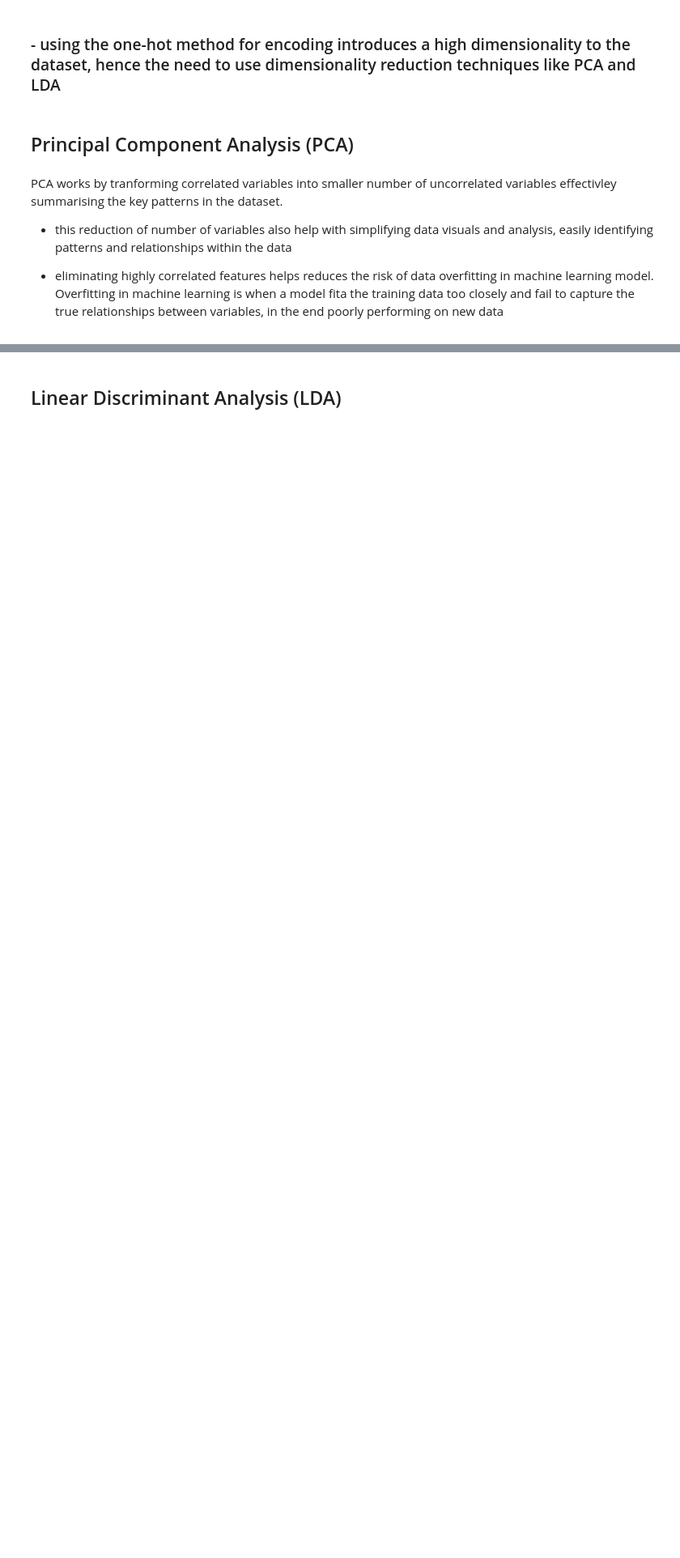
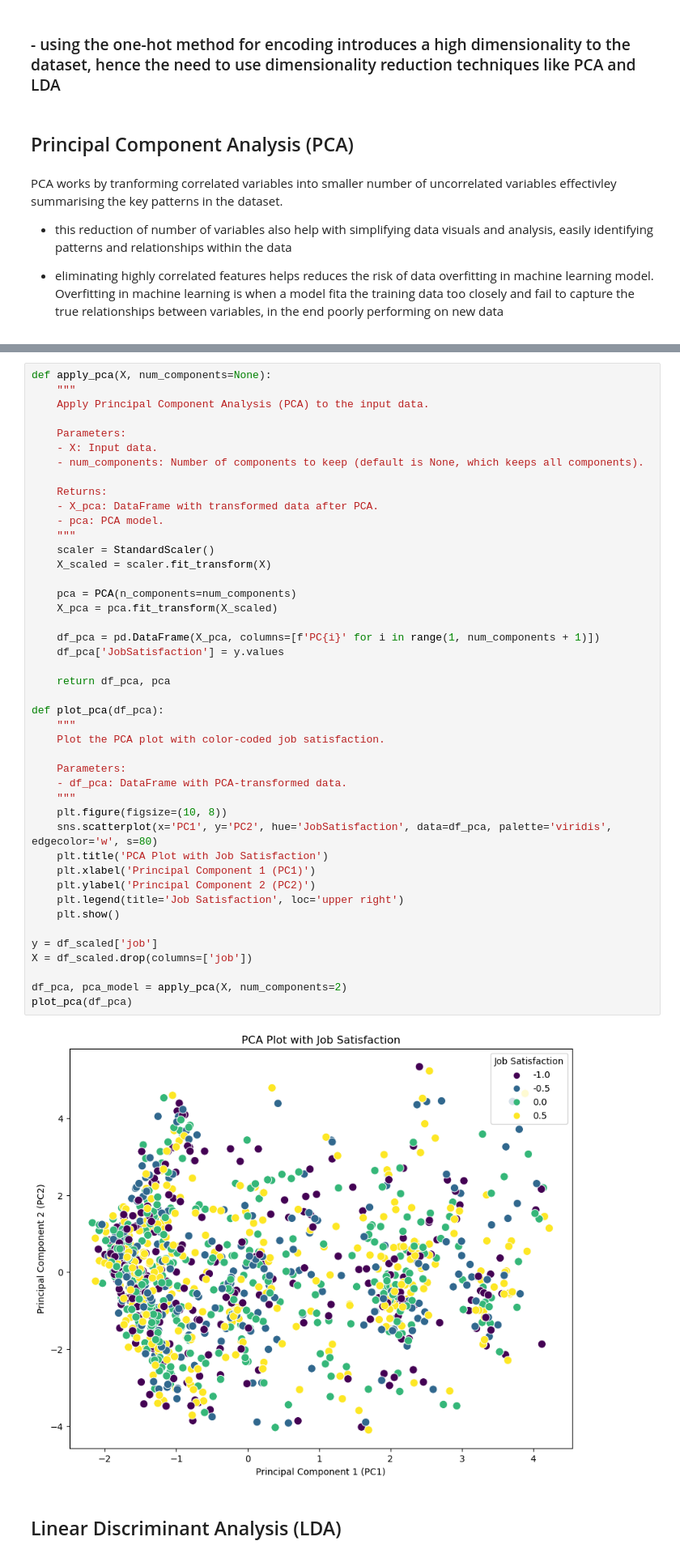
Before and after one commit to pardmanjera/PardonManjera_sba23346_Lvl8_CA2_Integrated, a Jupyter notebook: job_satisfaction_prediction.ipynb, the cells around one changed output, grey strips where cells are left out. Shown at 81% size. Saved outputs shown, nothing was run; the diff lists cells and outputs as text; blank space fills up the shorter version.

```diff
--- a/job_satisfaction_prediction.ipynb
+++ b/job_satisfaction_prediction.ipynb
@@ -889,2 +954,48 @@ plt.show()
+# %%
+def apply_pca(X, num_components=None):
+    """
+    Apply Principal Component Analysis (PCA) to the input data.
+
+    Parameters:
+    - X: Input data.
+    - num_components: Number of components to keep (default is None, which keeps all components).
+
+    Returns:
+    - X_pca: DataFrame with transformed data after PCA.
+    - pca: PCA model.
+    """
+    scaler = StandardScaler()
+    X_scaled = scaler.fit_transform(X)
+
+    pca = PCA(n_components=num_components)
+    X_pca = pca.fit_transform(X_scaled)
+
+    df_pca = pd.DataFrame(X_pca, columns=[f'PC{i}' for i in range(1, num_components + 1)])
+    df_pca['JobSatisfaction'] = y.values
+
+    return df_pca, pca
+
+def plot_pca(df_pca):
+    """
+    Plot the PCA plot with color-coded job satisfaction.
+
+    Parameters:
+    - df_pca: DataFrame with PCA-transformed data.
+    """
+    plt.figure(figsize=(10, 8))
+    sns.scatterplot(x='PC1', y='PC2', hue='JobSatisfaction', data=df_pca, palette='viridis', edgecolor='w', s=80)
+    plt.title('PCA Plot with Job Satisfaction')
+    plt.xlabel('Principal Component 1 (PC1)')
+    plt.ylabel('Principal Component 2 (PC2)')
+    plt.legend(title='Job Satisfaction', loc='upper right')
+    plt.show()
+
+y = df_scaled['job']
+X = df_scaled.drop(columns=['job'])
+
+df_pca, pca_model = apply_pca(X, num_components=2)
+plot_pca(df_pca)
+# %% [output]
+[figure, added]
 # %% [markdown]
 ## Linear Discriminant Analysis (LDA)
```
Also changed, not shown: parts of 19 cells of this notebook.
